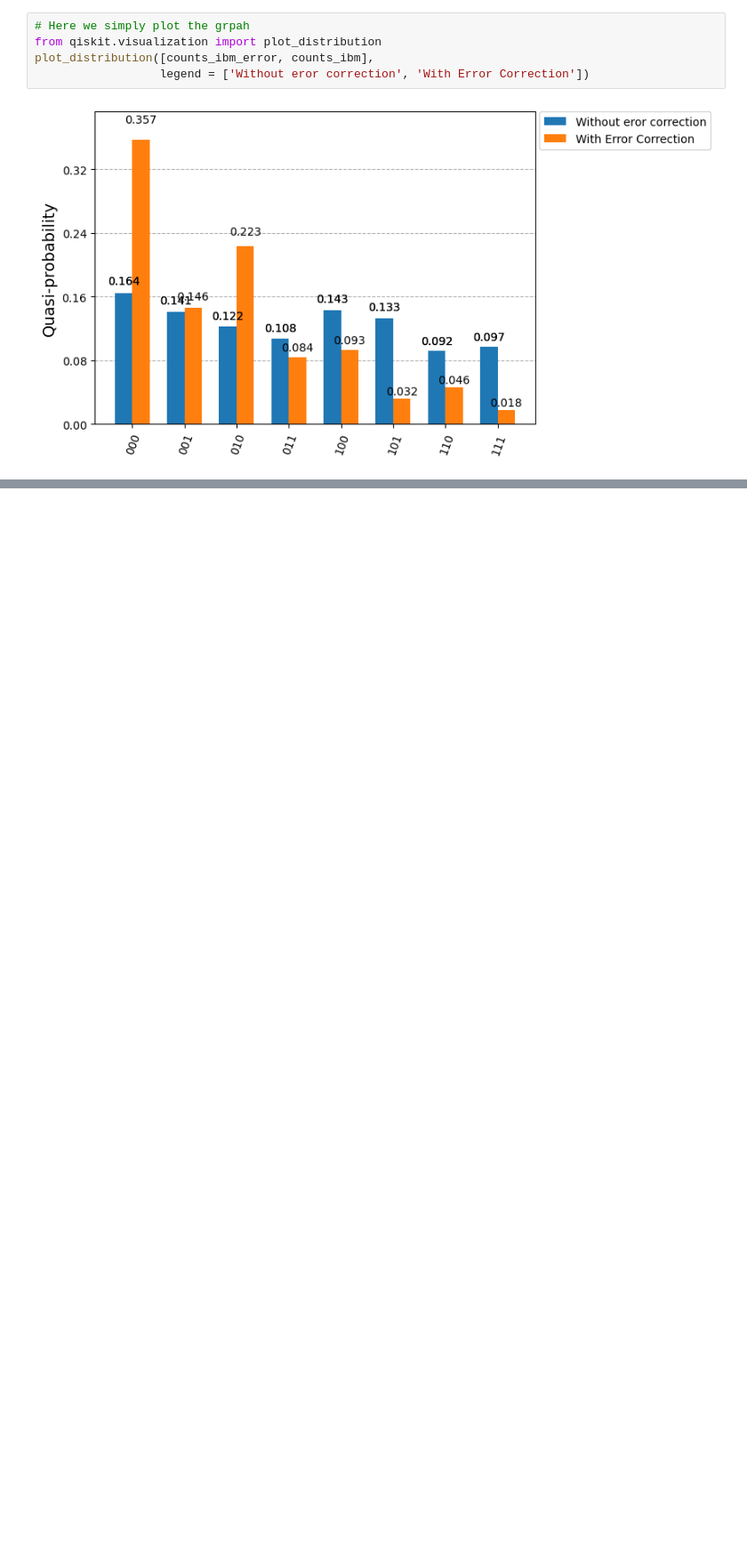
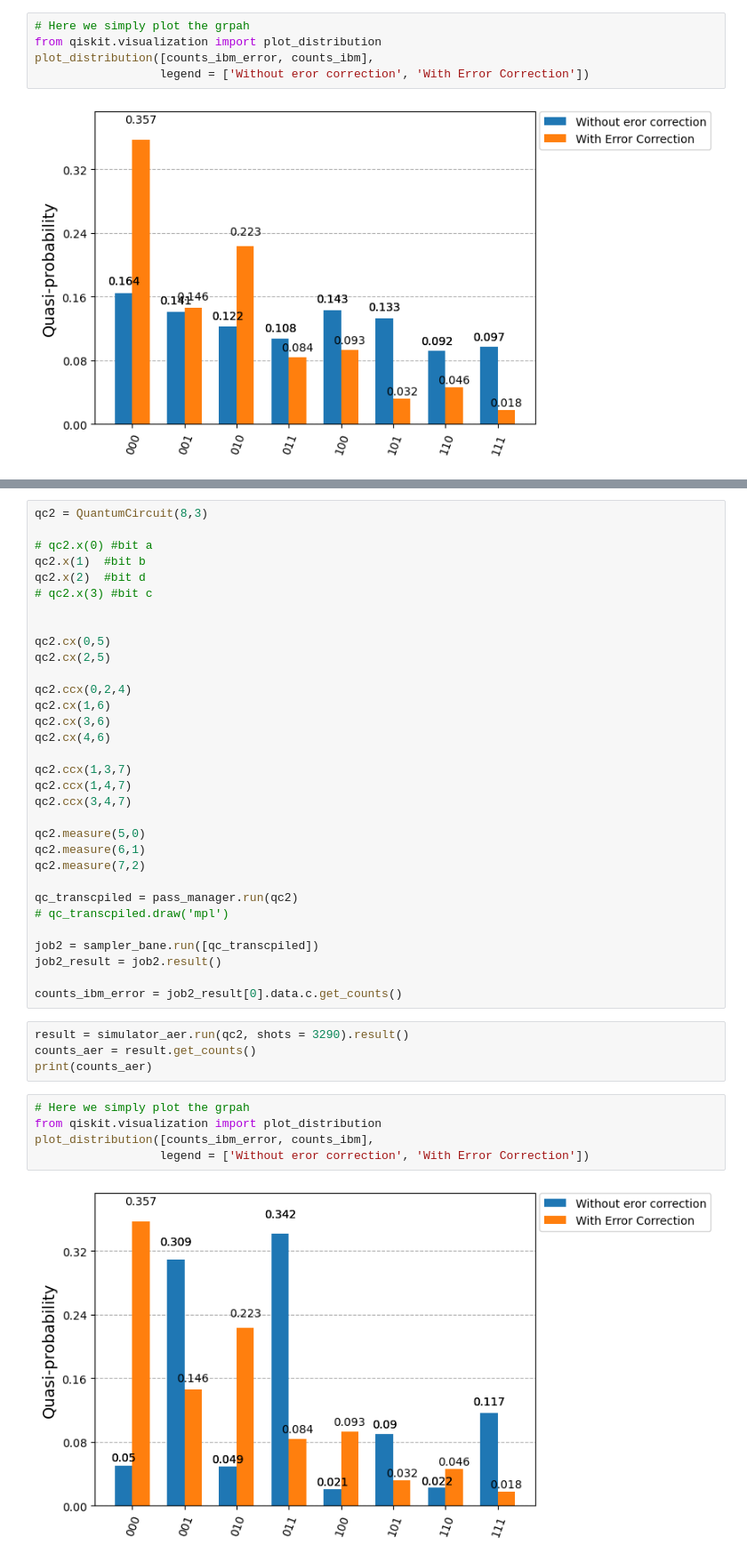
Before and after one commit to htal-710/QIS-Final-Project, a Jupyter notebook: Quantum Adder.ipynb, the cells around one changed output, grey strips where cells are left out. Shown: that part at 89% size. Cells and saved outputs as stored; diff of their text form; blank space fills up the shorter version.

```diff
--- a/Quantum Adder.ipynb
+++ b/Quantum Adder.ipynb
@@ -298,0 +370,43 @@ plot_distribution([counts_ibm_error, counts_ibm],
+# %%
+qc2 = QuantumCircuit(8,3)
+
+# qc2.x(0) #bit a
+qc2.x(1)  #bit b
+qc2.x(2)  #bit d
+# qc2.x(3) #bit c
+
+
+qc2.cx(0,5)
+qc2.cx(2,5)
+
+qc2.ccx(0,2,4)
+qc2.cx(1,6)
+qc2.cx(3,6)
+qc2.cx(4,6)
+
+qc2.ccx(1,3,7)
+qc2.ccx(1,4,7)
+qc2.ccx(3,4,7)
+
+qc2.measure(5,0)
+qc2.measure(6,1)
+qc2.measure(7,2)
+
+qc_transcpiled = pass_manager.run(qc2)
+# qc_transcpiled.draw('mpl')
+
+job2 = sampler_bane.run([qc_transcpiled])
+job2_result = job2.result()
+
+counts_ibm_error = job2_result[0].data.c.get_counts()
+# %%
+result = simulator_aer.run(qc2, shots = 3290).result()
+counts_aer = result.get_counts()
+print(counts_aer)
+# %%
+# Here we simply plot the grpah
+from qiskit.visualization import plot_distribution
+plot_distribution([counts_ibm_error, counts_ibm],
+                  legend = ['Without eror correction', 'With Error Correction'])
+# %% [output]
+[figure, added]
```
Also changed, not shown: parts of 7 cells of this notebook.
